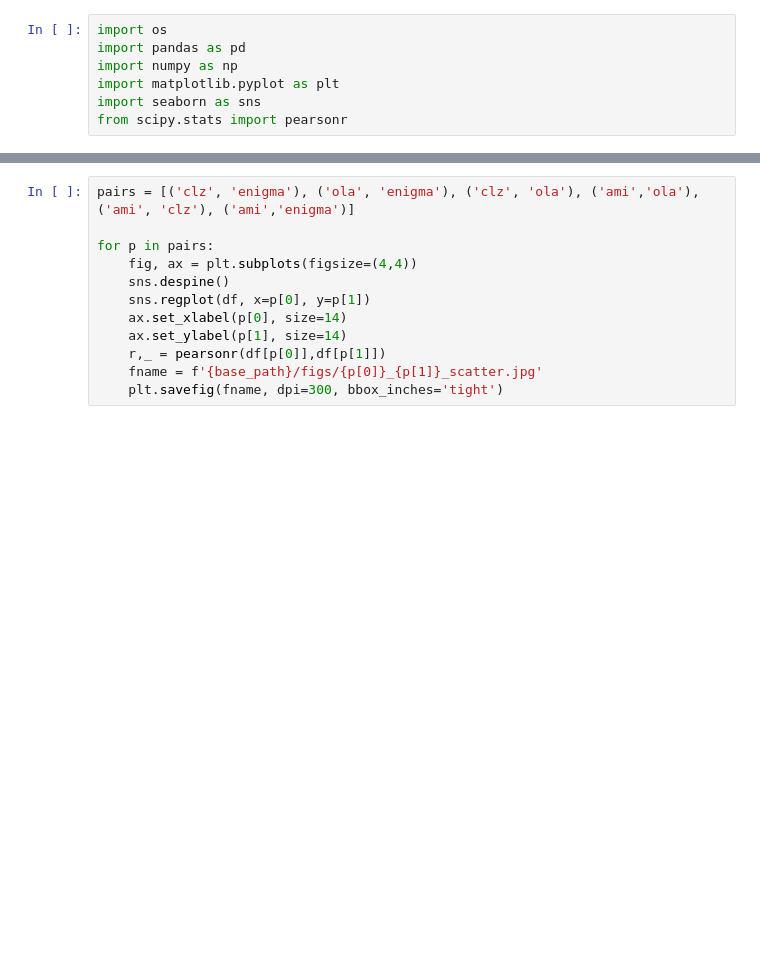
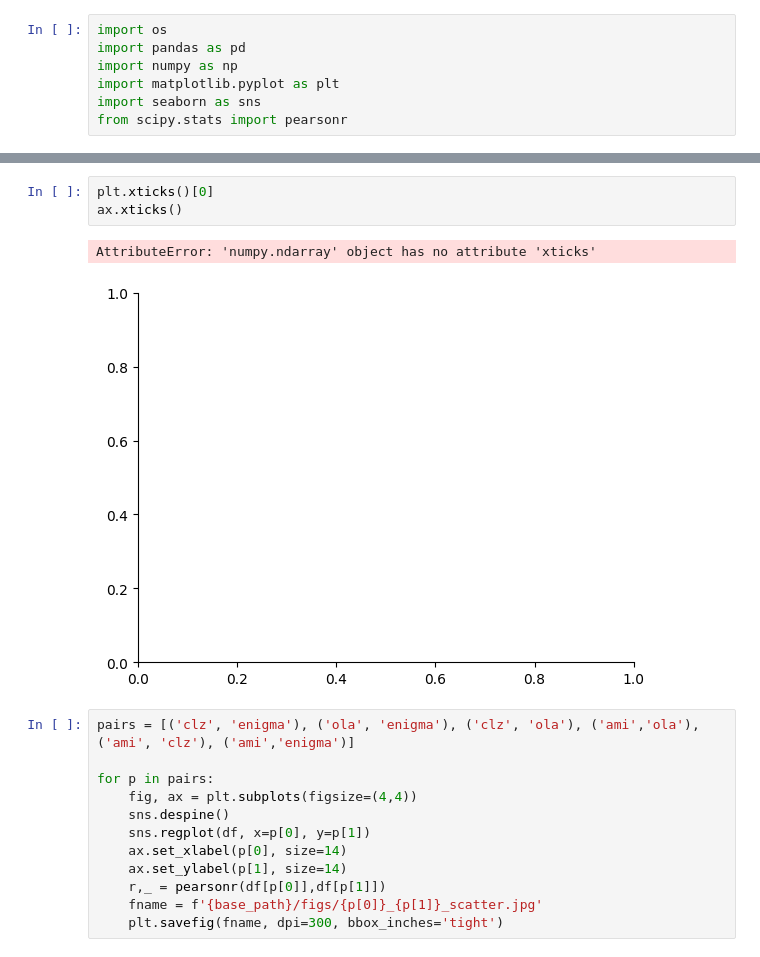
Before and after one commit to ltuominen/AP_comparison, a Jupyter notebook: code/correlate_patters.ipynb, the cells around one changed output, grey strips where cells are left out. Drawn from its saved outputs; the diff is of its cells as text; blank space fills up the shorter version.

```diff
--- a/code/correlate_patters.ipynb
+++ b/code/correlate_patters.ipynb
@@ -71,3 +108,9 @@ PearsonRResult(statistic=0.4233185139562289, pvalue=0.0003222280967502019)
+# %%
+plt.xticks()[0]
+ax.xticks()
+# %% [output]
+AttributeError: 'numpy.ndarray' object has no attribute 'xticks'
+[figure, added]
 # %%
 pairs = [('clz', 'enigma'), ('ola', 'enigma'), ('clz', 'ola'), ('ami','ola'), ('ami', 'clz'), ('ami','enigma')]
 
```
Also changed, not shown: parts of 7 cells of this notebook, 6 other files.
